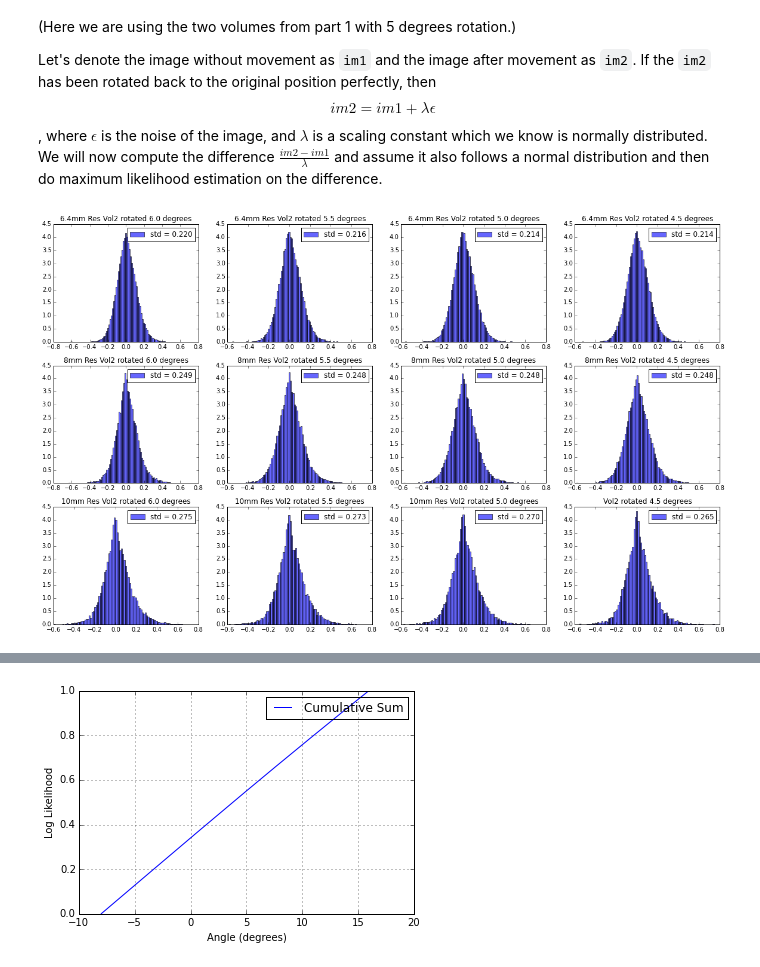
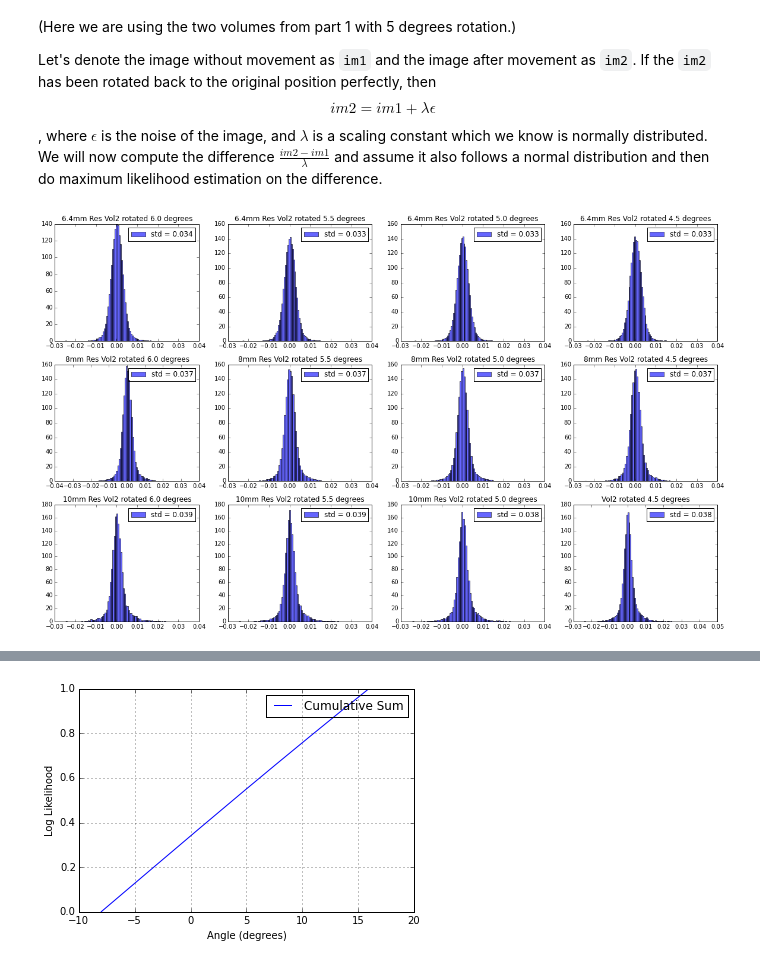
Before and after one commit to zyzdiana/AC297r-Volume-Registration, a Jupyter notebook: Multiple_Resolutions.ipynb, the cells around one changed output, grey strips where cells are left out. Cells and saved outputs as stored; diff of their text form; code cells hidden in the pictures.

```diff
--- a/Multiple_Resolutions.ipynb
+++ b/Multiple_Resolutions.ipynb
@@ -161,40 +161,40 @@ thetas=np.arange(-6,-4,0.5)
 t = np.zeros([3,])
 sig = 0.24
 k = 3
 x = np.linspace(-2, 2, 100)
 y = norm.pdf(x, 0, sig)
 fig, ax = plt.subplots(3,4)
 fig.set_figwidth(20)
 fig.set_figheight(12)
 for idx,th in enumerate(thetas):
     R = rotation_matrix_zyx(0,th,0)
 
     new_vol2 = transform(list_6_4mm[k], R, t)
-    std = np.std(2.*(new_vol2-list_6_4mm[0])/(new_vol2+list_6_4mm[0]))
-    ax[0][idx].hist(((new_vol2-list_6_4mm[0])/(new_vol2+list_6_4mm[0])).ravel(),
+    std = np.std(10.*(new_vol2-list_6_4mm[0])/np.sqrt(new_vol2+list_6_4mm[0]))
+    ax[0][idx].hist(((new_vol2-list_6_4mm[0])/np.sqrt(new_vol2+list_6_4mm[0])).ravel(),
                     bins=100, alpha = 0.6, normed=True, label='std = %.3f'%std)
     ax[0][idx].set_title('6.4mm Res Vol2 rotated %s degrees' % -th)
     ax[0][idx].legend()
 
     new_vol2 = transform(list_8mm[k], R, t)
-    std = np.std(2.*(new_vol2-list_8mm[0])/(new_vol2+list_8mm[0]))
-    ax[1][idx].hist(((new_vol2-list_8mm[0])/(new_vol2+list_8mm[0])).ravel(),
+    std = np.std(10.*(new_vol2-list_8mm[0])/np.sqrt(new_vol2+list_8mm[0]))
+    ax[1][idx].hist(((new_vol2-list_8mm[0])/np.sqrt(new_vol2+list_8mm[0])).ravel(),
                     bins=100, alpha = 0.6, normed=True, label='std = %.3f'%std)
     ax[1][idx].set_title('8mm Res Vol2 rotated %s degrees' % -th)
     ax[1][idx].legend()
 
     new_vol2 = transform(list_10mm[k], R, t)
-    std = np.std(2.*(new_vol2-list_10mm[0])/(new_vol2+list_10mm[0]))
-    ax[2][idx].hist(((new_vol2-list_10mm[0])/(new_vol2+list_10mm[0])).ravel(),
+    std = np.std(10.*(new_vol2-list_10mm[0])/np.sqrt(new_vol2+list_10mm[0]))
+    ax[2][idx].hist(((new_vol2-list_10mm[0])/np.sqrt(new_vol2+list_10mm[0])).ravel(),
                     bins=100, alpha = 0.6, normed=True, label='std = %.3f'%std)
     ax[2][idx].set_title('10mm Res Vol2 rotated %s degrees' % -th)
     ax[2][idx].legend()
     #plt.plot(x, y,'r-', lw=5, alpha=0.6, label = 'pdf of $N(0,0.2^2)$')
     plt.title('Vol2 rotated %s degrees' % -th)
 plt.show()
 plt.close(fig)
 # %% [output]
-[figure, old version]
+[figure, new version]
 # %%
 from Bessel_2D import bessel_rotate
 # %%
```
Also changed, not shown: parts of 7 cells of this notebook, 2 other files.
